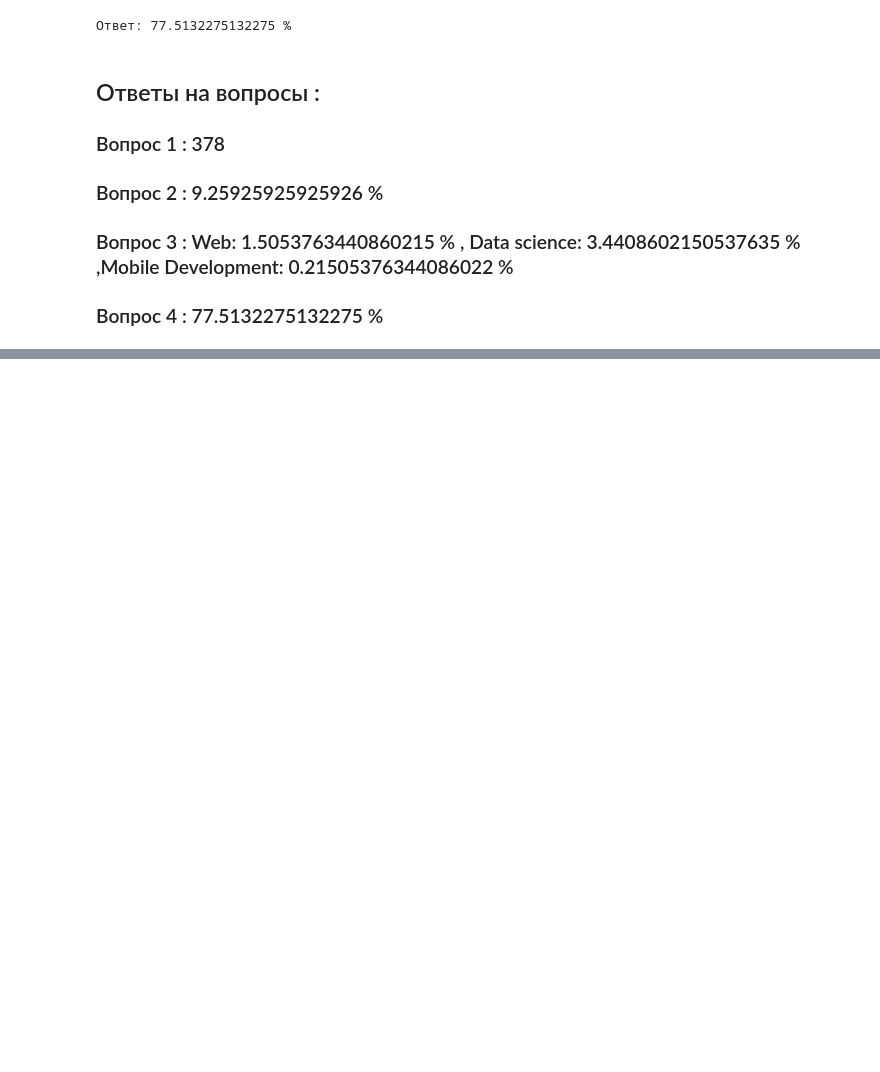
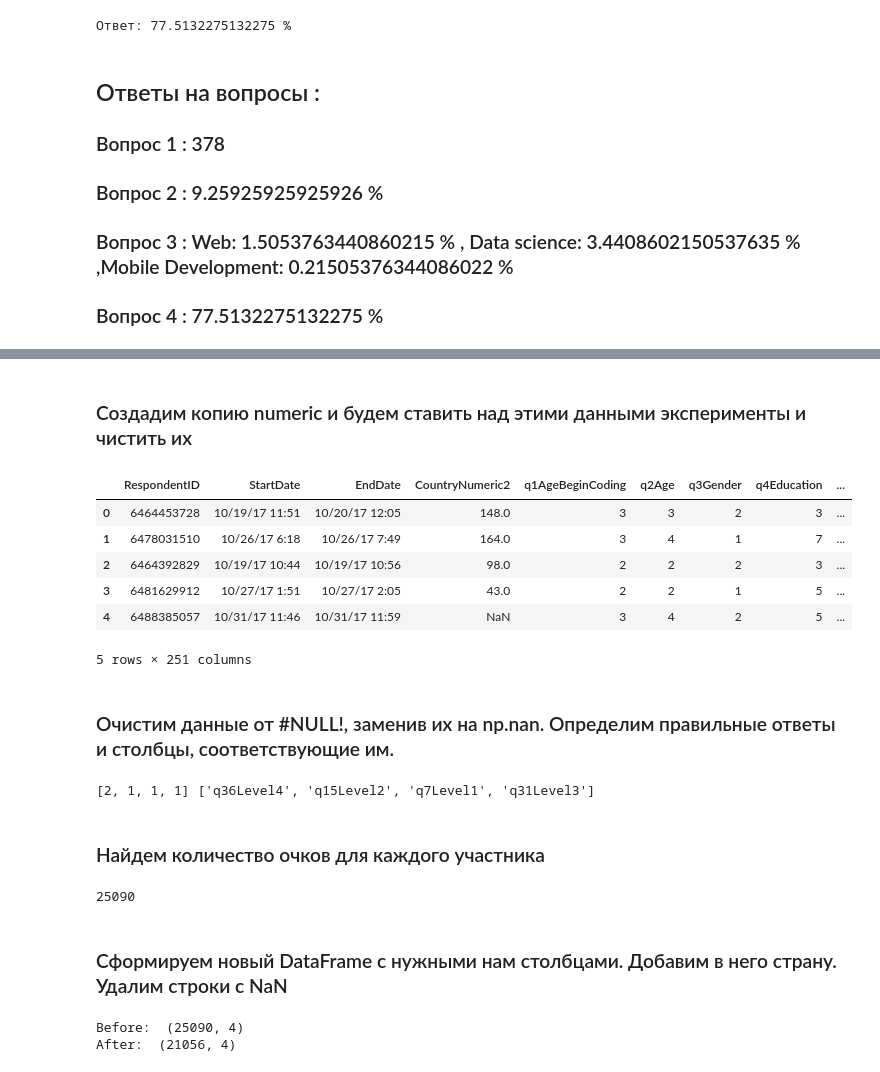
Before and after one commit to marchinho11/BestHack, a Jupyter notebook: pre_hackaton.ipynb, the cells around one changed output, grey strips where cells are left out. Saved outputs shown, nothing was run; the diff lists cells and outputs as text; code cells hidden in the pictures; blank space fills up the shorter version.

```diff
--- a/pre_hackaton.ipynb
+++ b/pre_hackaton.ipynb
@@ -260,0 +265,60 @@ print("Ответ: {} %".format(average / len(rus_ans) * 100))
+# %% [markdown]
+### Создадим копию numeric и будем ставить над этими данными эксперименты и чистить их
+# %%
+copy_numeric = numeric.copy(deep=True)
+copy_numeric.head(5)
+# %% [output]
+|  | RespondentID | StartDate | EndDate | CountryNumeric2 | q1AgeBeginCoding | q2Age | q3Gender | q4Education | ... |
+| 0 | 6464453728 | 10/19/17 11:51 | 10/20/17 12:05 | 148.0 | 3 | 3 | 2 | 3 | ... |
+| 1 | 6478031510 | 10/26/17 6:18 | 10/26/17 7:49 | 164.0 | 3 | 4 | 1 | 7 | ... |
+| 2 | 6464392829 | 10/19/17 10:44 | 10/19/17 10:56 | 98.0 | 2 | 2 | 2 | 3 | ... |
+| 3 | 6481629912 | 10/27/17 1:51 | 10/27/17 2:05 | 43.0 | 2 | 2 | 1 | 5 | ... |
+| 4 | 6488385057 | 10/31/17 11:46 | 10/31/17 11:59 | NaN | 3 | 4 | 2 | 5 | ... |
+5 rows × 251 columns
+# %% [markdown]
+### Очистим данные от #NULL!, заменив их на np.nan. Определим правильные ответы и столбцы, соответствующие им.
+# %%
+copy_numeric['q2Age'] = copy_numeric['q2Age'].replace(to_replace={'#NULL!': np.nan}, inplace=False)
+copy_numeric['q1AgeBeginCoding'] = copy_numeric['q1AgeBeginCoding'].replace(to_replace={'#NULL!': np.nan}, inplace=False)
+copy_numeric['q36Level4'] = copy_numeric['q36Level4'].replace(to_replace={'#NULL!': -1}, inplace=False)
+
+
+num_right_answers = [int(i[0]) for i in right_answers]
+cols_right_answers = rus_ans.columns.tolist() # Столбцы можно взять из rus_ans
+print(num_right_answers, cols_right_answers)
+# %% [output]
+[2, 1, 1, 1] ['q36Level4', 'q15Level2', 'q7Level1', 'q31Level3']
+# %% [markdown]
+### Найдем количество очков для каждого участника
+# %%
+points = []
+for index, row in copy_numeric.iterrows():
+    num = 0
+    for i in range(len(cols_right_answers)):
+        if int(row[cols_right_answers[i]]) == num_right_answers[i]:
+            num+=1
+
+
+    points.append(num * 25)
+print(len(points))
+# %% [output]
+25090
+# %% [markdown]
+###  Сформируем новый DataFrame с нужными нам столбцами. Добавим в него страну. Удалим строки с NaN
+# %%
+data = {
+    'q2Age': copy_numeric['q2Age'].tolist(),
+    'q1AgeBeginCoding': copy_numeric['q1AgeBeginCoding'].tolist(),
+    'score': points,
+    'country': values["CountryNumeric2"],
+
+}
+scoreFrame = pd.DataFrame(data=data)
+print("Before: ", scoreFrame.shape)
+
+# dropna
+scoreFrame = scoreFrame.dropna(how='any')
+print("After: ", scoreFrame.shape)
+# %% [output]
+Before:  (25090, 4)
+After:  (21056, 4)
```
Also changed, not shown: parts of 15 cells of this notebook.
